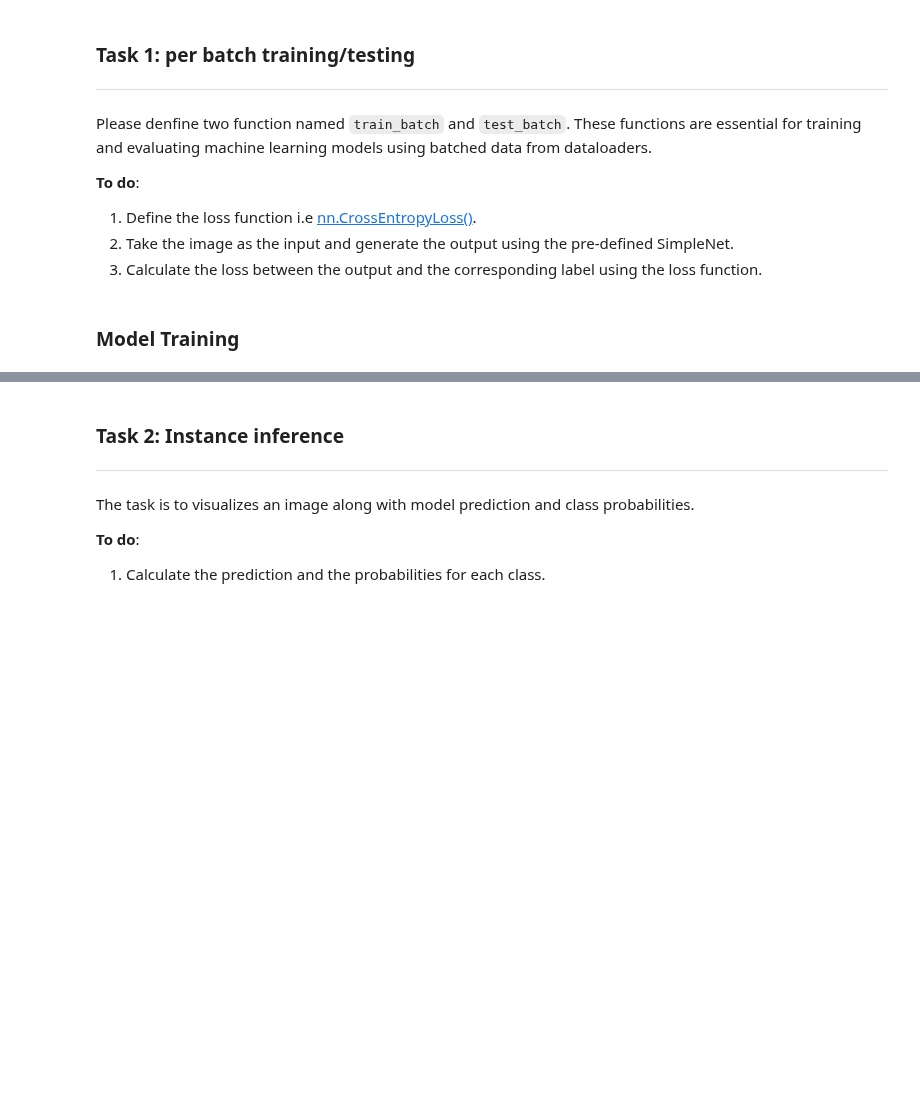
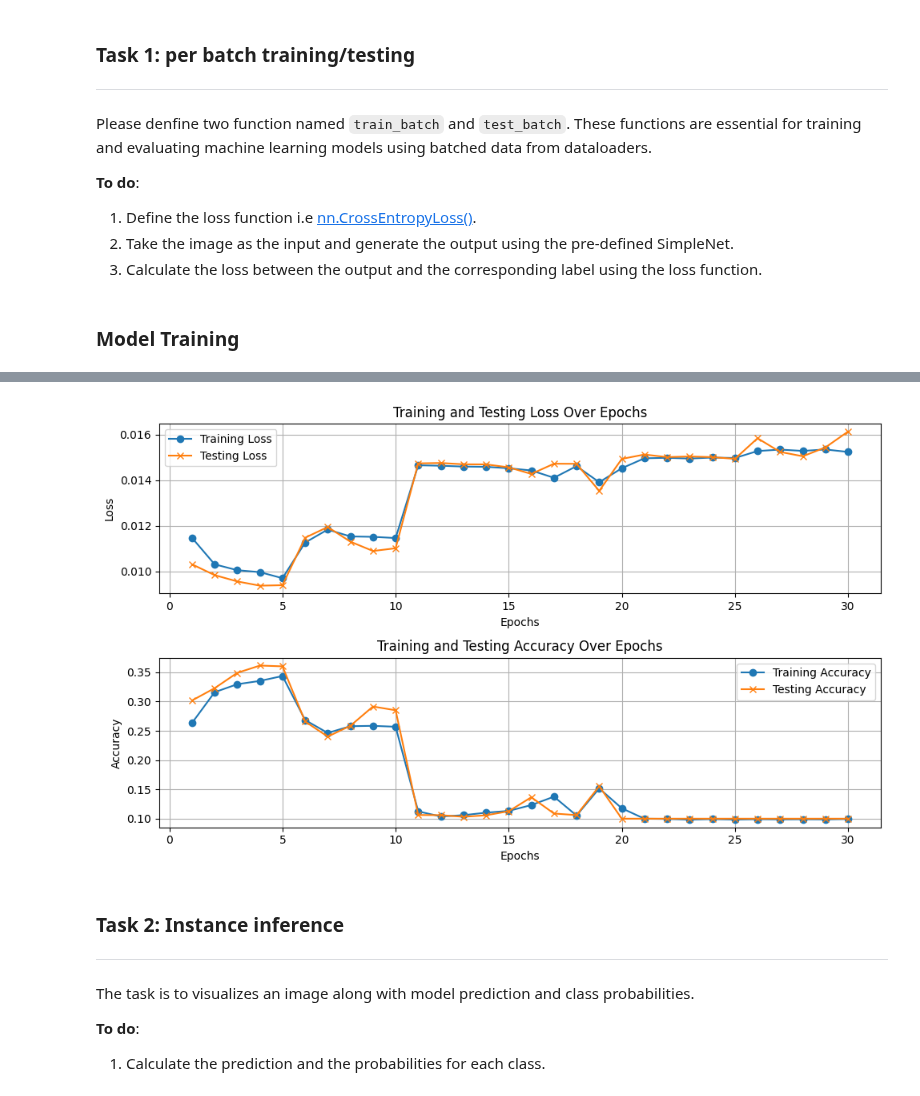
Before and after one commit to SustechSTA303/STA303-Assignment01, a Jupyter notebook: Assignment01.ipynb, the cells around one changed output, grey strips where cells are left out. Saved outputs shown, nothing was run; the diff lists cells and outputs as text; code cells hidden in the pictures; blank space fills up the shorter version.

```diff
--- a/Assignment01.ipynb
+++ b/Assignment01.ipynb
@@ -114,5 +142,8 @@ Please denfine two function named ``train_batch`` and ``test_batch``. These func
 # %%
 ##################### Write your answer here ##################
 # Define the loss function
-criterion =
+# criterion = nn.CrossEntropyLoss()
+# criterion = nn.L1Loss()
+# criterion = nn.SmoothL1Loss()
+criterion = FocalLoss(gamma = GAMMA)
 ###############################################################
@@ -132,8 +178,11 @@ def train_batch(model, image, target):
     """
 
     ##################### Write your answer here ##################
-    output =
-    loss =
+    output = model(image)
+    loss = criterion(output, target)
+#    output = model(image)
+#    one_hot_target = to_one_hot(target, NUM_CLASS)
+#    loss = criterion(output, one_hot_target)
     ###############################################################
 
     return output, loss
@@ -154,8 +203,11 @@ def test_batch(model, image, target):
     """
 
     ##################### Write your answer here ##################
-    output =
-    loss =
+    output = model(image)
+    loss = criterion(output, target)
+#    output = model(image)
+#    one_hot_target = to_one_hot(target, NUM_CLASS)
+#    loss = criterion(output, one_hot_target)
     ###############################################################
 
     return output, loss
@@ -254,3 +306,40 @@ for epoch in range(NUM_EPOCHS):
 
             # save the state
             torch.save(state, osp.join(SAVE_DIR, 'checkpoint_%s.pth' % (str(epoch+1))))
+
+
+# 绘制训练和测试损失、精度的折线图
+def plot_training_logs(train_loss, test_loss, train_acc, test_acc):
+    epochs = range(1, len(train_loss) + 1)
+
+    # 创建一个图形，并设置图形的大小
+    plt.figure(figsize=(10, 6))
+
+    # 绘制训练和测试损失折线
+    plt.subplot(211)
+    plt.plot(epochs, train_loss, label='Training Loss', marker='o')
+    plt.plot(epochs, test_loss, label='Testing Loss', marker='x')
+    plt.xlabel('Epochs')
+    plt.ylabel('Loss')
+    plt.title('Training and Testing Loss Over Epochs')
+    plt.legend()
+    plt.grid(True)
+
+    # 绘制训练和测试准确率折线
+    plt.subplot(212)
+    plt.plot(epochs, train_acc, label='Training Accuracy', marker='o')
+    plt.plot(epochs, test_acc, label='Testing Accuracy', marker='x')
+    plt.xlabel('Epochs')
+    plt.ylabel('Accuracy')
+    plt.title('Training and Testing Accuracy Over Epochs')
+    plt.legend()
+    plt.grid(True)
+
+    # 调整子图之间的间距
+    plt.tight_layout()
+
+    plt.show()
+
+# 使用函数绘制损失和准确率折线图
+plot_training_logs(training_loss, testing_loss, training_acc, testing_acc)
+# %% [output]
@@ -257,3 +363,4 @@ for epoch in range(NUM_EPOCHS):
+[figure, added]
 # %% [markdown]
 ### Task 2: Instance inference
 ---
```
Also changed, not shown: parts of 10 cells of this notebook.
